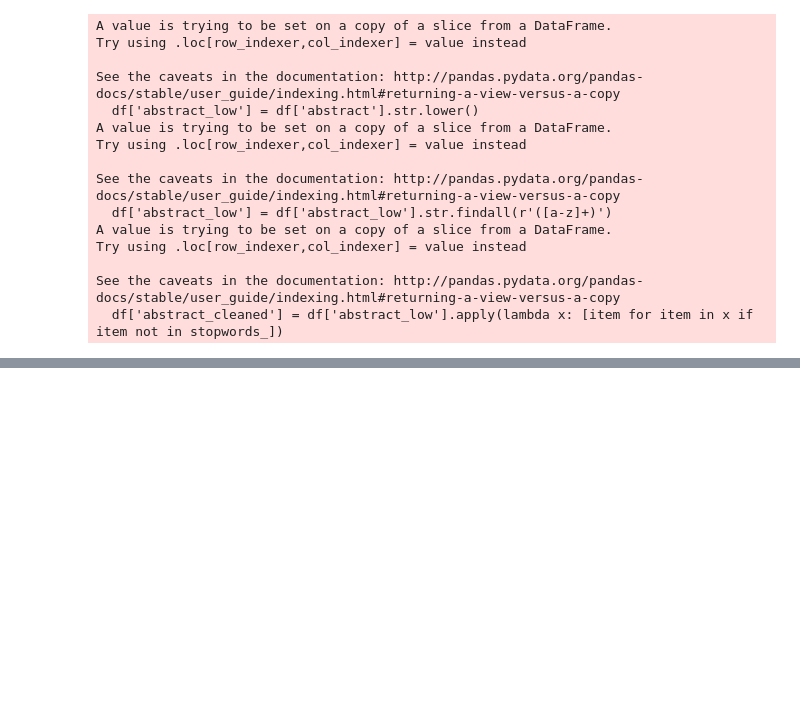
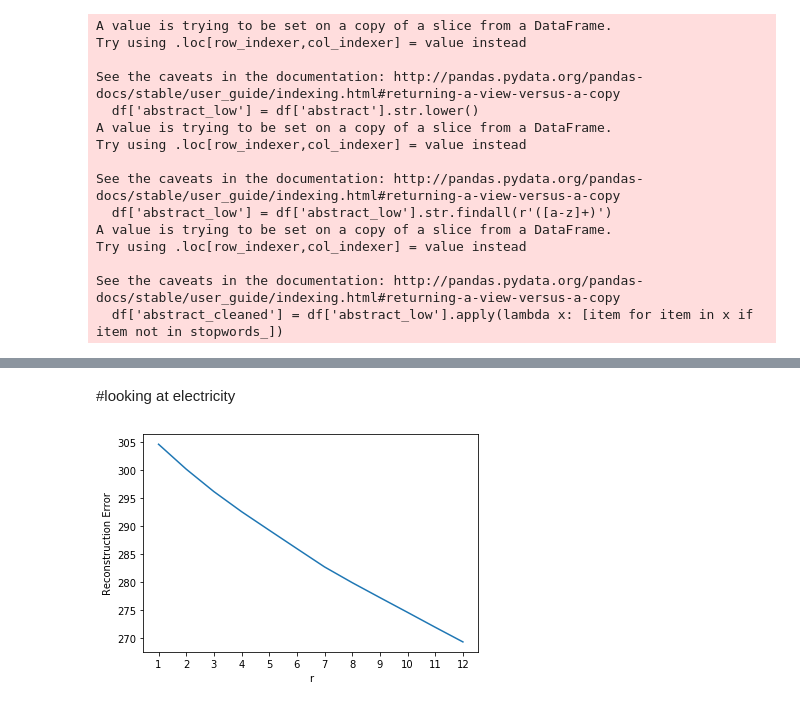
Before and after one commit to LawrenceGlenn/Exploration_of_Patent_Data, a Jupyter notebook: Untitled.ipynb, the cells around one changed output, grey strips where cells are left out. Drawn from its saved outputs; the diff is of its cells as text; code cells hidden in the pictures; blank space fills up the shorter version.

```diff
--- a/Untitled.ipynb
+++ b/Untitled.ipynb
@@ -354,0 +408,11 @@ df
+# %% [markdown]
+#looking at electricity
+# %%
+df = df[df['section_id']=='H']
+# %%
+tfidf_matrix = tfidf_vector_matrix(df,2,3)
+# %%
+fig,ax = plt.subplots()
+plot_nmf_tfidf(ax,tfidf_matrix, 12)
+# %% [output]
+[figure, added]
```
Also changed, not shown: parts of 20 cells of this notebook, 1 other file.
